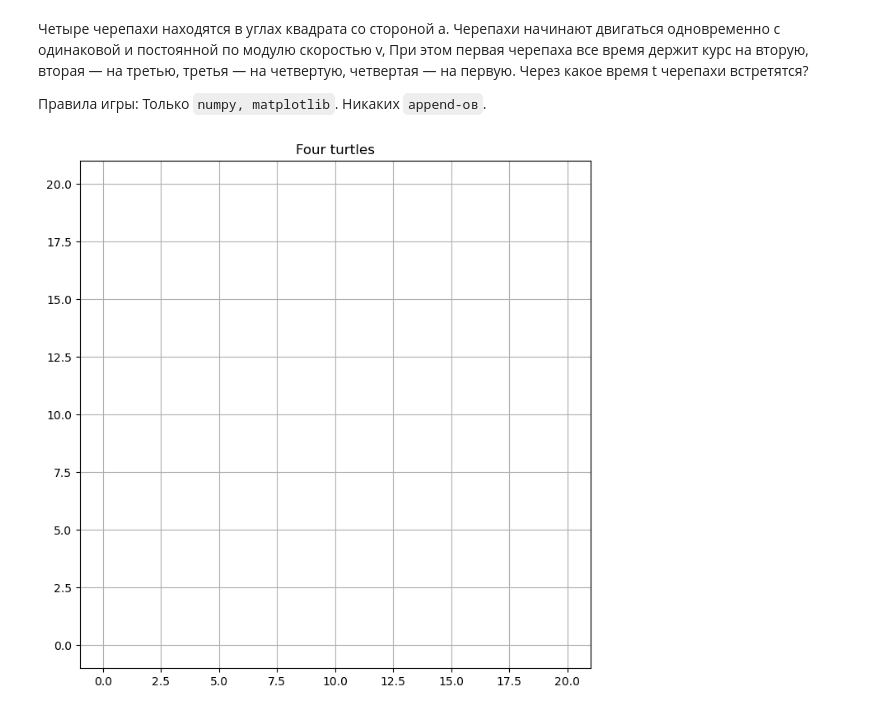
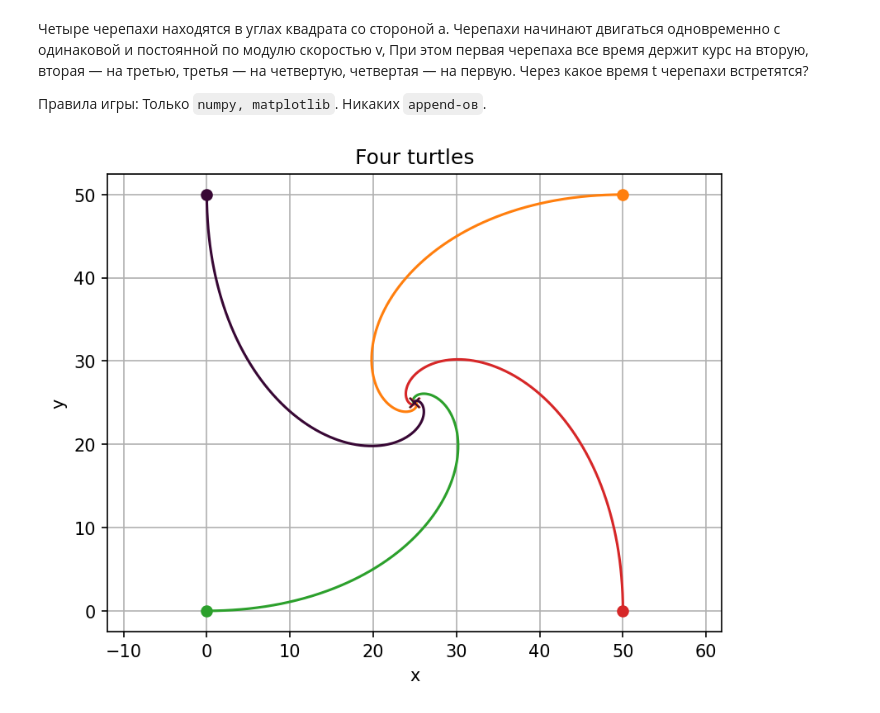
Before and after one commit to NevssZeppeli/computer_simulation_nsu, a Jupyter notebook: turtles.ipynb, the cells around one changed output. Drawn from its saved outputs; the diff is of its cells as text; code cells hidden in the pictures.

```diff
--- a/turtles.ipynb
+++ b/turtles.ipynb
@@ -6,23 +6,53 @@
 # %%
 import numpy as np
 import matplotlib.pyplot as plt
+from matplotlib.animation import FuncAnimation
+plt.rcParams['figure.dpi'] = 150
 # %%
-a = 20 # длина квадрата
-v = 1 # скорость
-dt = 0.1 # шаг по времени
+a = 50.0 # длина квадрата
+v = 1.0 # скорость
+t = 0.01 # шаг по времени
 
-fig, ax = plt.subplots(1, 1, figsize=(8, 8))
+turtles = np.array([[0.0, 0.0], [a, 0.0], [a, a], [0.0, a]]) # начальные точки каждой из черепашек
 
-ax.set_title("Four turtles")
-ax.set_xlim(-1, a + 1)
-ax.set_ylim(-1, a + 1)
+steps = int(a / v / t)
+traj = np.zeros((steps, 4, 2))
+# steps - количество наших шагов, 4 - количество чеперашек, 2 - количество координат
+traj[0] = turtles.copy() # сохраняем начальное положение
+
+# Моделирование
+for step in range(1, steps):
+    new_turtles = turtles.copy()
+
+    for i in range(4):
+        target = turtles[(i + 1) % 4] # определяем цель для черепашки; чтобы скакать от 0 до 3, пишем так. А еще знак в (i+1) задает направление
+        dx, dy = target - turtles[i] # считаем вектор направления черепашек через разность координат
+
+        dist = np.sqrt(dx*dx + dy*dy) # П И Ф А Г О Р
+
+        # здесь мы хотим избежать деления на нуль, вдруг черепашки уже встретились и едят пиццу
+        if dist > 0:
+            new_turtles[i] += np.array([dx/dist * v * t, dy/dist * v * t]) # dx и dy надо нормировать, это не постоянная величина, иначе скорость будет непостоянной
+
+    turtles = new_turtles
+    traj[step] = turtles
+
+# Визуализация
+fig, ax = plt.subplots(1, 1)
+ax.set_title(f"Four turtles")
+ax.axis("equal")
+ax.set_xlabel("x", fontsize=10)
+ax.set_ylabel("y", fontsize=10)
 ax.grid(True)
 
-init_pos = np.array([
-    [a, 1],
-    [1, a],
-    [a, a],
-    [1, 1]
-])
+colors = ["tab:green", "tab:red", "tab:orange", "xkcd:eggplant"]
+
+
+for i in range(4):
+    ax.plot(traj[:, i, 0], traj[:, i, 1], color=colors[i]) # по x: все траектории, i-я черепашка, x-ая коорд, а по y соответственно y
+    ax.plot(traj[0, i, 0], traj[0, i, 1], 'o', color=colors[i]) # нач точка
+    ax.plot(traj[-1, i, 0], traj[-1, i, 1], 'x', color=colors[i]) # кон точка
+
+plt.show()
 # %% [output]
-[figure, old version]
+[figure, new version]
```
Also changed, not shown: parts of 1 cell of this notebook.
